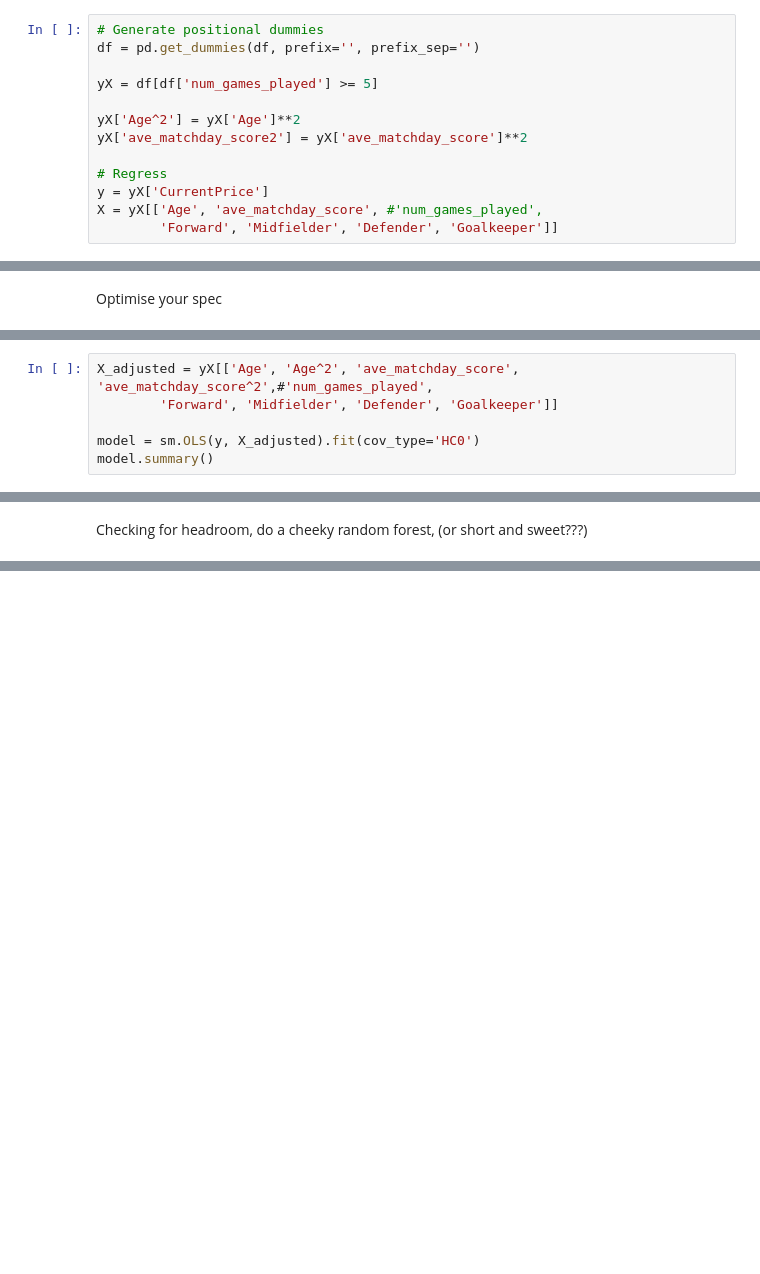
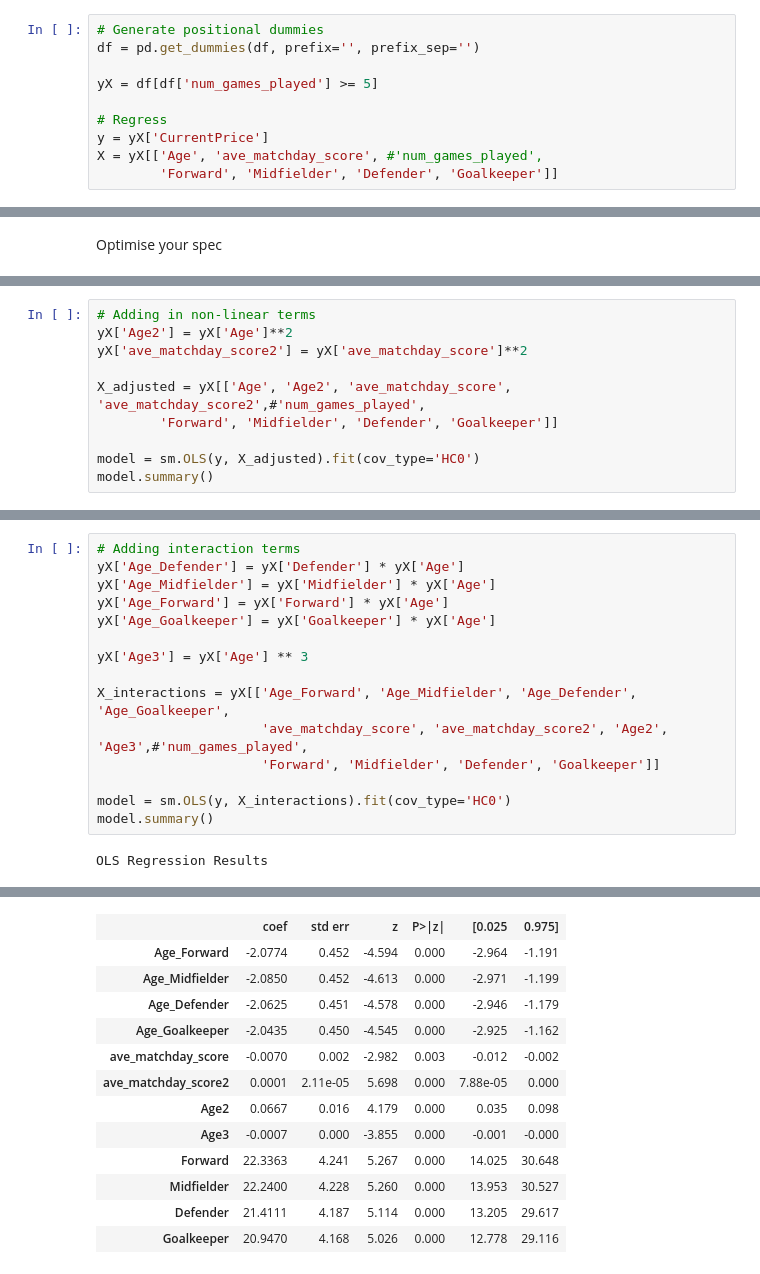
Before and after one commit to MikeyJW/football_index, a Jupyter notebook: player_value_model.ipynb, the cells around one changed output, grey strips where cells are left out. Cells and saved outputs as stored; diff of their text form; blank space fills up the shorter version.

Commit message:
Added variable interaction analysis for valuation model

```diff
--- a/player_value_model.ipynb
+++ b/player_value_model.ipynb
@@ -39,9 +44,6 @@ df = pd.get_dummies(df, prefix='', prefix_sep='')
 
 yX = df[df['num_games_played'] >= 5]
 
-yX['Age^2'] = yX['Age']**2
-yX['ave_matchday_score2'] = yX['ave_matchday_score']**2
-
 # Regress
 y = yX['CurrentPrice']
 X = yX[['Age', 'ave_matchday_score', #'num_games_played',
@@ -70,5 +103,9 @@ sm.graphics.plot_partregress('CurrentPrice', 'ave_matchday_score', ['Age', 'Forw
 # %%
-X_adjusted = yX[['Age', 'Age^2', 'ave_matchday_score', 'ave_matchday_score^2',#'num_games_played',
+# Adding in non-linear terms
+yX['Age2'] = yX['Age']**2
+yX['ave_matchday_score2'] = yX['ave_matchday_score']**2
+
+X_adjusted = yX[['Age', 'Age2', 'ave_matchday_score', 'ave_matchday_score2',#'num_games_played',
         'Forward', 'Midfielder', 'Defender', 'Goalkeeper']]
 
 model = sm.OLS(y, X_adjusted).fit(cov_type='HC0')
@@ -76,2 +141,17 @@ model.summary()
-# %% [markdown]
-Checking for headroom, do a cheeky random forest, (or short and sweet???)
+# %%
+# Adding interaction terms
+yX['Age_Defender'] = yX['Defender'] * yX['Age']
+yX['Age_Midfielder'] = yX['Midfielder'] * yX['Age']
+yX['Age_Forward'] = yX['Forward'] * yX['Age']
+yX['Age_Goalkeeper'] = yX['Goalkeeper'] * yX['Age']
+
+yX['Age3'] = yX['Age'] ** 3
+
+X_interactions = yX[['Age_Forward', 'Age_Midfielder', 'Age_Defender', 'Age_Goalkeeper',
+                     'ave_matchday_score', 'ave_matchday_score2', 'Age2', 'Age3',#'num_games_played',
+                     'Forward', 'Midfielder', 'Defender', 'Goalkeeper']]
+
+model = sm.OLS(y, X_interactions).fit(cov_type='HC0')
+model.summary()
+# %% [output]
+OLS Regression Results
@@ -77,0 +167,13 @@ Checking for headroom, do a cheeky random forest, (or short and sweet???)
+|  | coef | std err | z | P>|z| | [0.025 | 0.975] |
+| Age_Forward | -2.0774 | 0.452 | -4.594 | 0.000 | -2.964 | -1.191 |
+| Age_Midfielder | -2.0850 | 0.452 | -4.613 | 0.000 | -2.971 | -1.199 |
+| Age_Defender | -2.0625 | 0.451 | -4.578 | 0.000 | -2.946 | -1.179 |
+| Age_Goalkeeper | -2.0435 | 0.450 | -4.545 | 0.000 | -2.925 | -1.162 |
+| ave_matchday_score | -0.0070 | 0.002 | -2.982 | 0.003 | -0.012 | -0.002 |
+| ave_matchday_score2 | 0.0001 | 2.11e-05 | 5.698 | 0.000 | 7.88e-05 | 0.000 |
+| Age2 | 0.0667 | 0.016 | 4.179 | 0.000 | 0.035 | 0.098 |
+| Age3 | -0.0007 | 0.000 | -3.855 | 0.000 | -0.001 | -0.000 |
+| Forward | 22.3363 | 4.241 | 5.267 | 0.000 | 14.025 | 30.648 |
+| Midfielder | 22.2400 | 4.228 | 5.260 | 0.000 | 13.953 | 30.527 |
+| Defender | 21.4111 | 4.187 | 5.114 | 0.000 | 13.205 | 29.617 |
+| Goalkeeper | 20.9470 | 4.168 | 5.026 | 0.000 | 12.778 | 29.116 |
```
Also changed, not shown: parts of 10 cells of this notebook.
